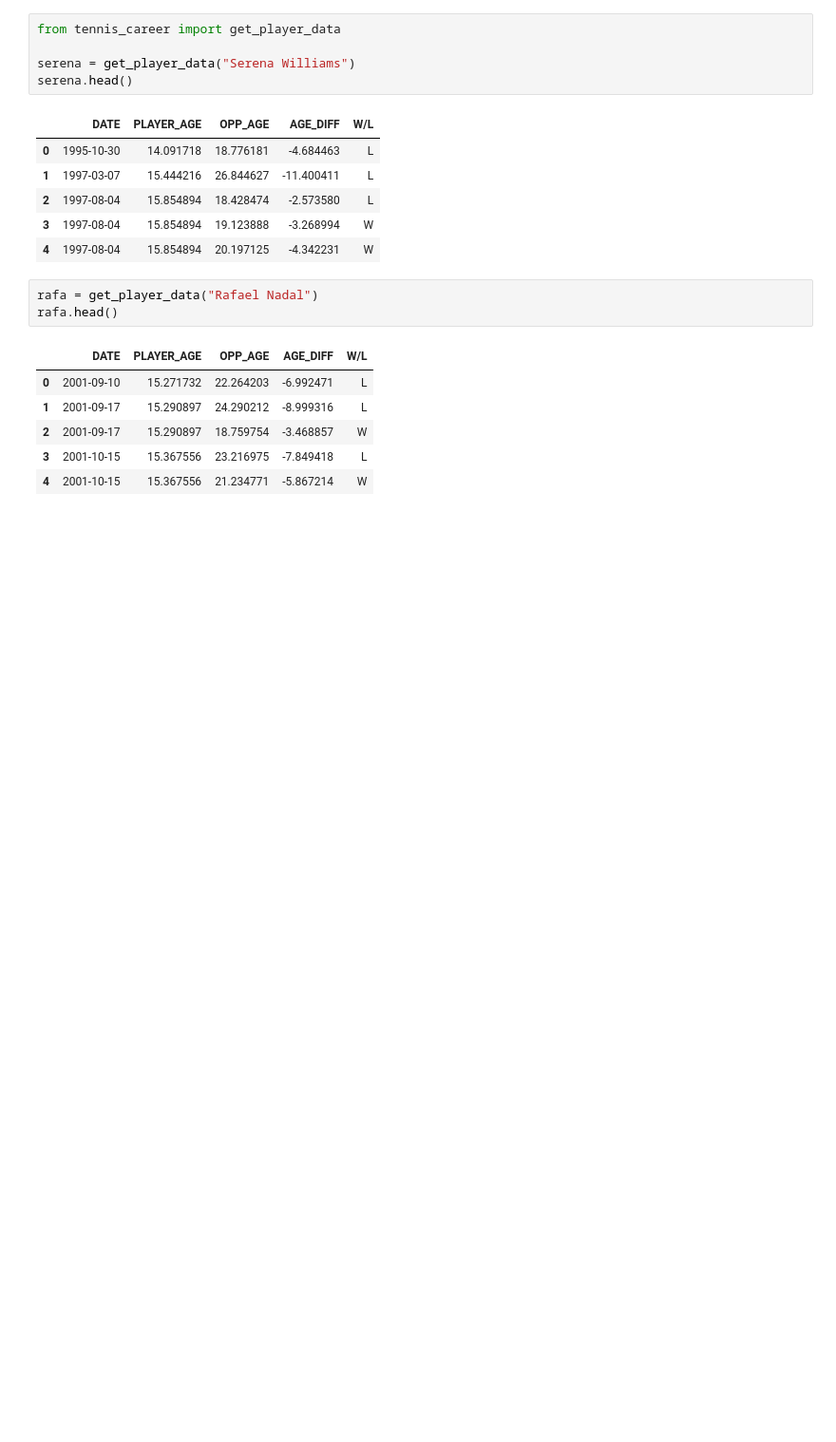
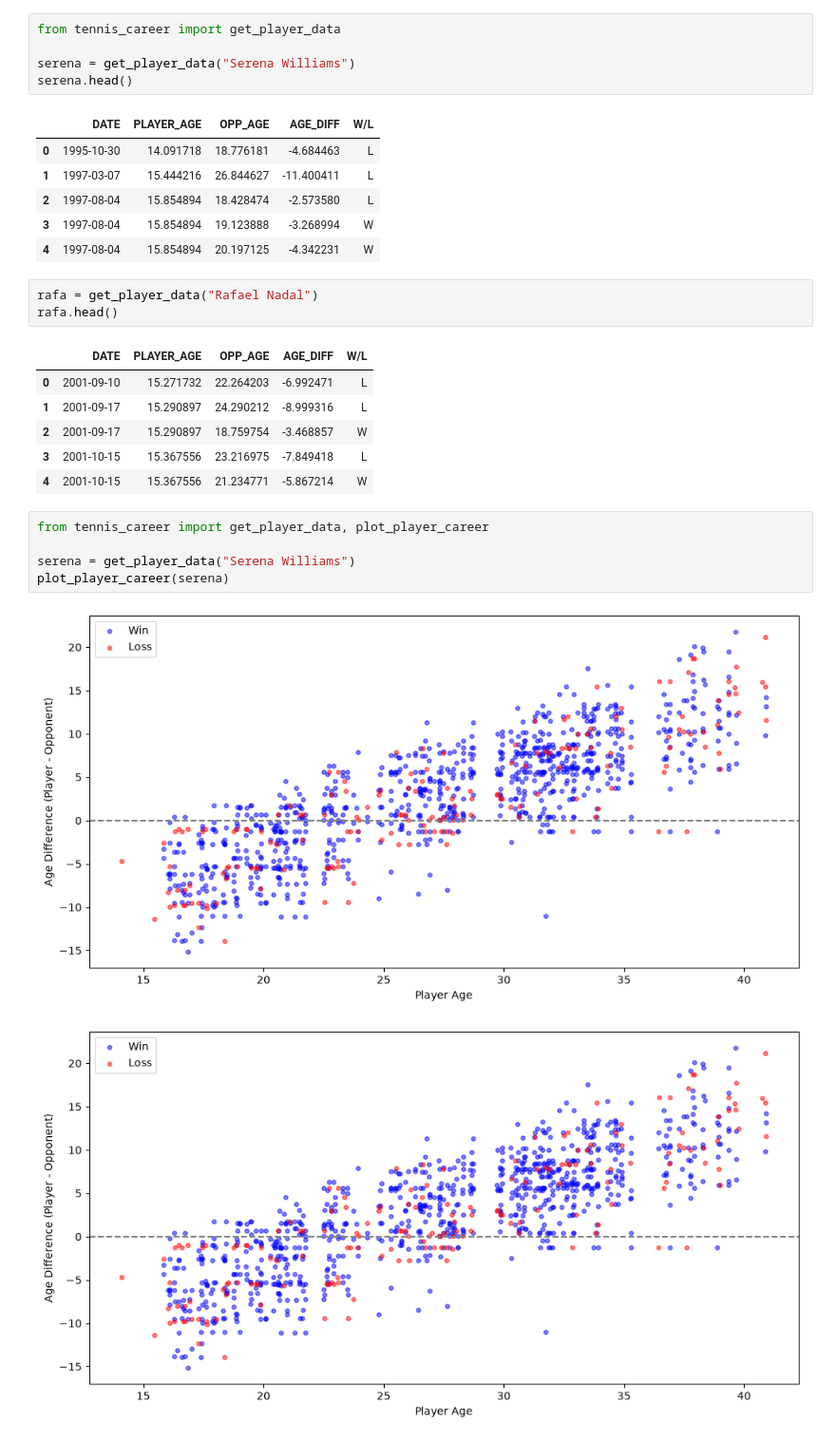
Before and after one commit to UCB-stat159-f26/hw03-2-alexamunoz12, a Jupyter notebook: src/tennis_career/test_package.ipynb, the cells around one changed output. Shown at 95% size. Cells and saved outputs as stored; diff of their text form; blank space fills up the shorter version.

Commit message:
added scatter plots function

```diff
--- a/src/tennis_career/test_package.ipynb
+++ b/src/tennis_career/test_package.ipynb
@@ -87,3 +87,11 @@ rafa.head()
 | 2 | 2001-09-17 | 15.290897 | 18.759754 | -3.468857 | W |
 | 3 | 2001-10-15 | 15.367556 | 23.216975 | -7.849418 | L |
 | 4 | 2001-10-15 | 15.367556 | 21.234771 | -5.867214 | W |
+# %%
+from tennis_career import get_player_data, plot_player_career
+
+serena = get_player_data("Serena Williams")
+plot_player_career(serena)
+# %% [output]
+[figure, added]
+[figure, added]
```
Also changed, not shown: 2 other files.
